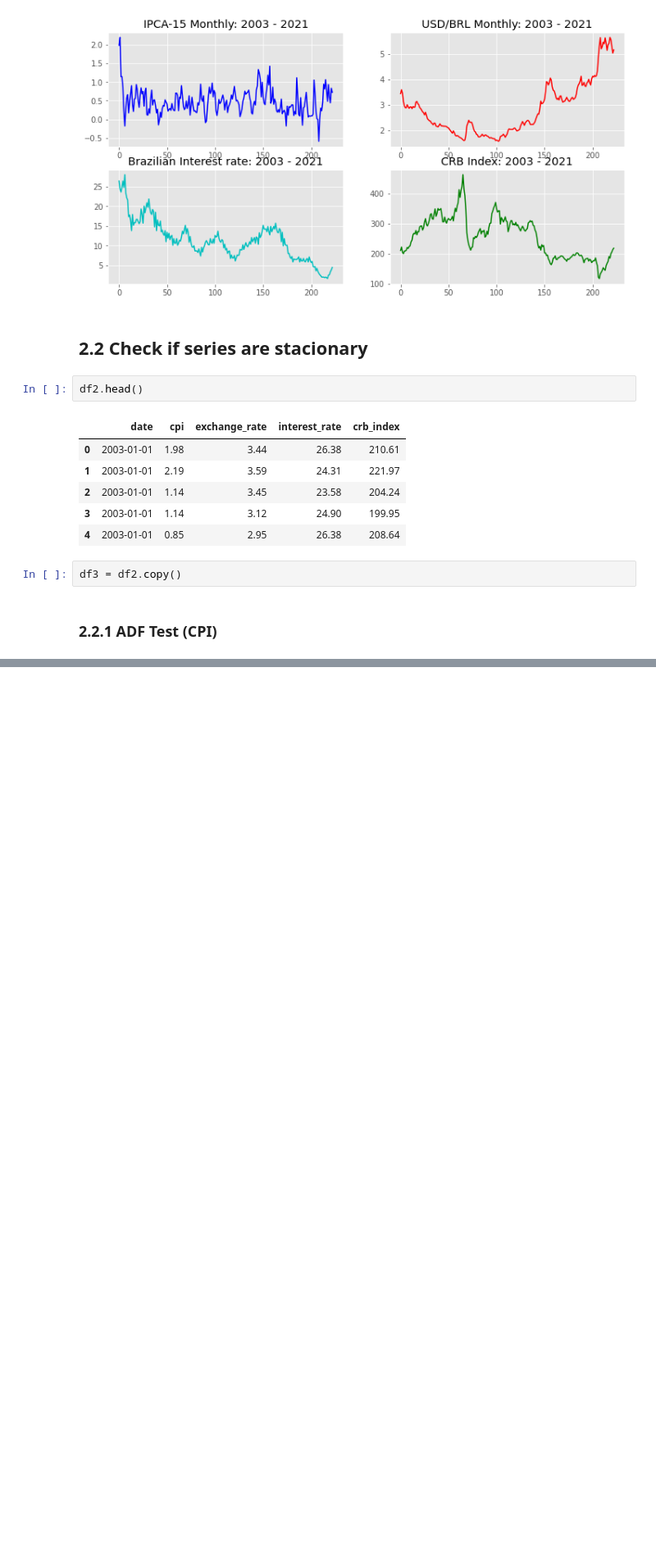
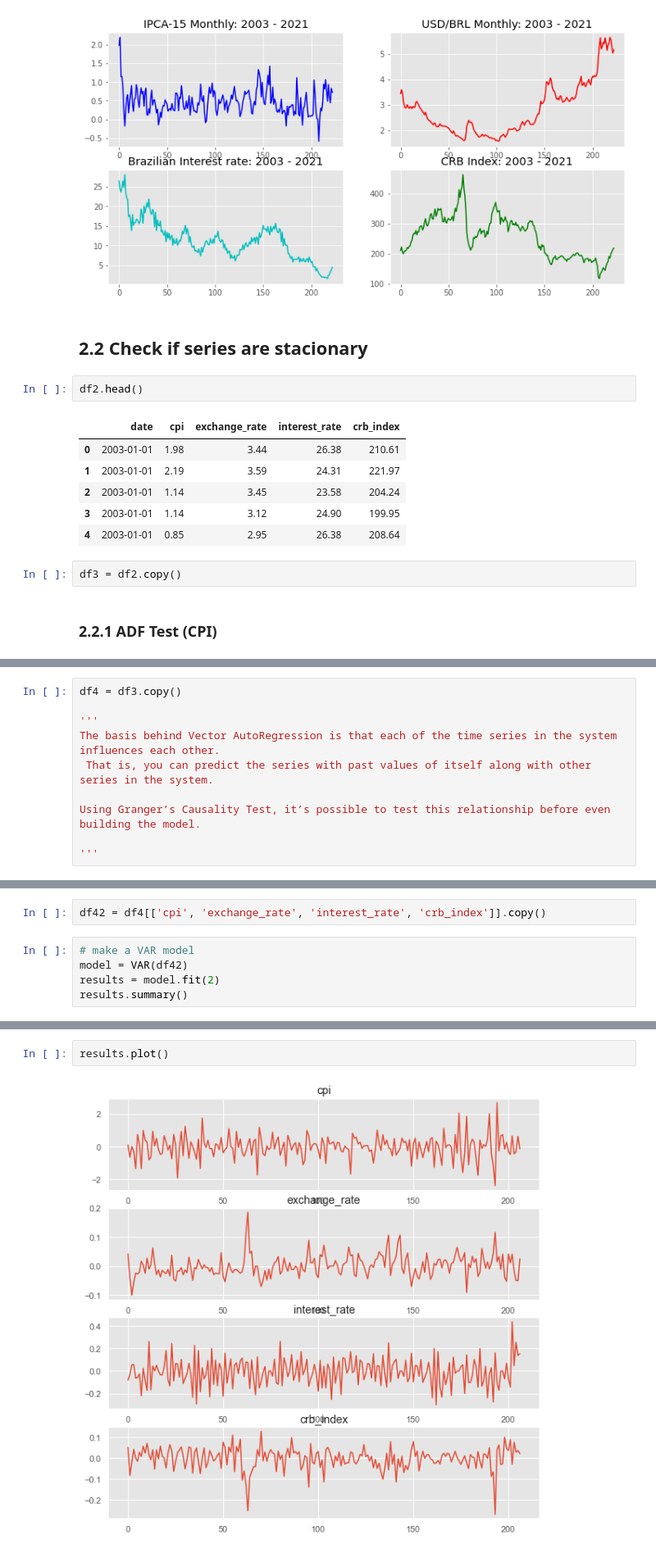
Before and after one commit to joaovictordesouzaduarte/var_model, a Jupyter notebook: notebook/var_forecasting.ipynb, the cells around one changed output, grey strips where cells are left out. Shown at 82% size. Drawn from its saved outputs; the diff is of its cells as text; blank space fills up the shorter version.

Commit message:
var_model

```diff
--- a/notebook/var_forecasting.ipynb
+++ b/notebook/var_forecasting.ipynb
@@ -249,0 +378,10 @@ p-value: 4.83892902087737e-13
+# %%
+df4 = df3.copy()
+
+'''
+The basis behind Vector AutoRegression is that each of the time series in the system influences each other.
+ That is, you can predict the series with past values of itself along with other series in the system.
+
+Using Granger’s Causality Test, it’s possible to test this relationship before even building the model.
+
+'''
@@ -249,0 +390,7 @@ p-value: 4.83892902087737e-13
+# %%
+df42 = df4[['cpi', 'exchange_rate', 'interest_rate', 'crb_index']].copy()
+# %%
+# make a VAR model
+model = VAR(df42)
+results = model.fit(2)
+results.summary()
@@ -249,0 +415,4 @@ p-value: 4.83892902087737e-13
+# %%
+results.plot()
+# %% [output]
+[figure, added]
```
Also changed, not shown: parts of 25 cells of this notebook.
